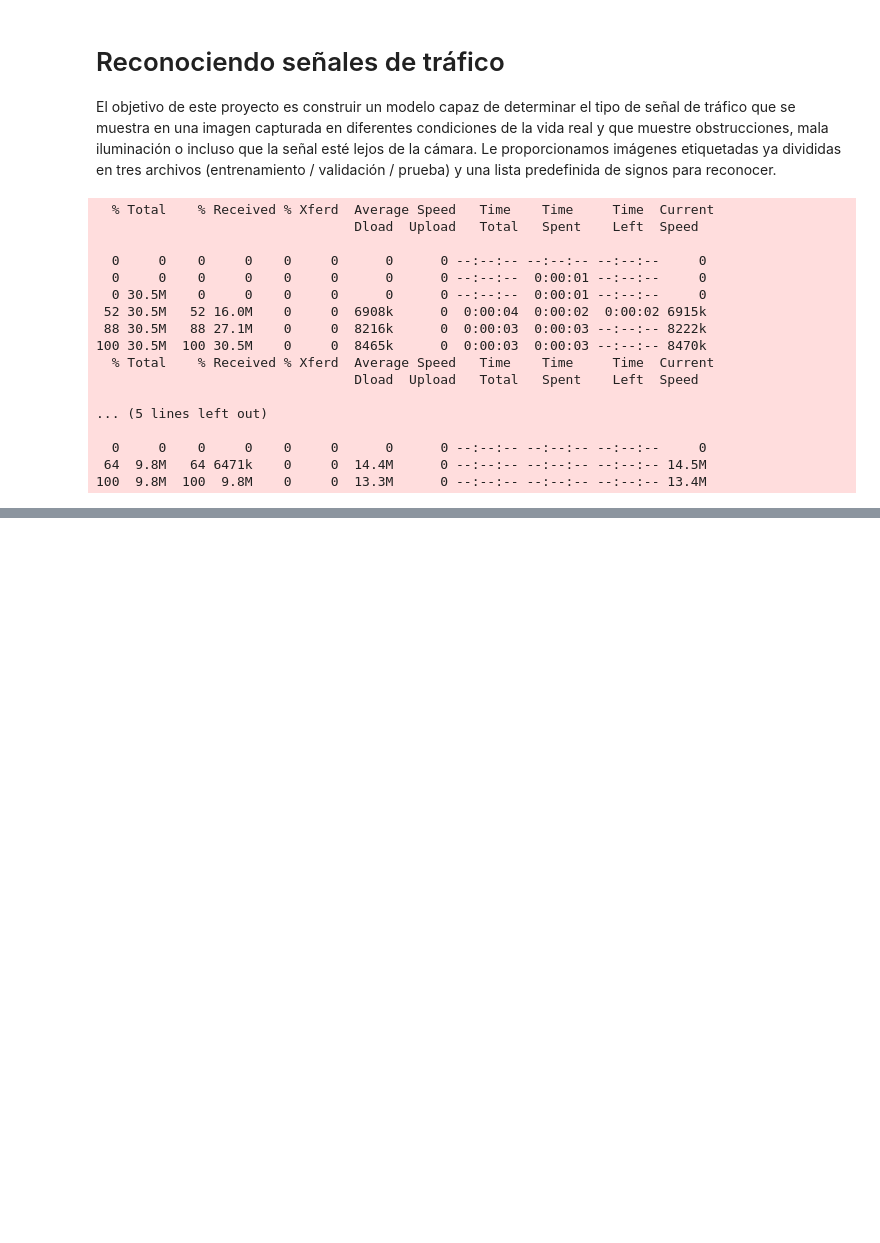
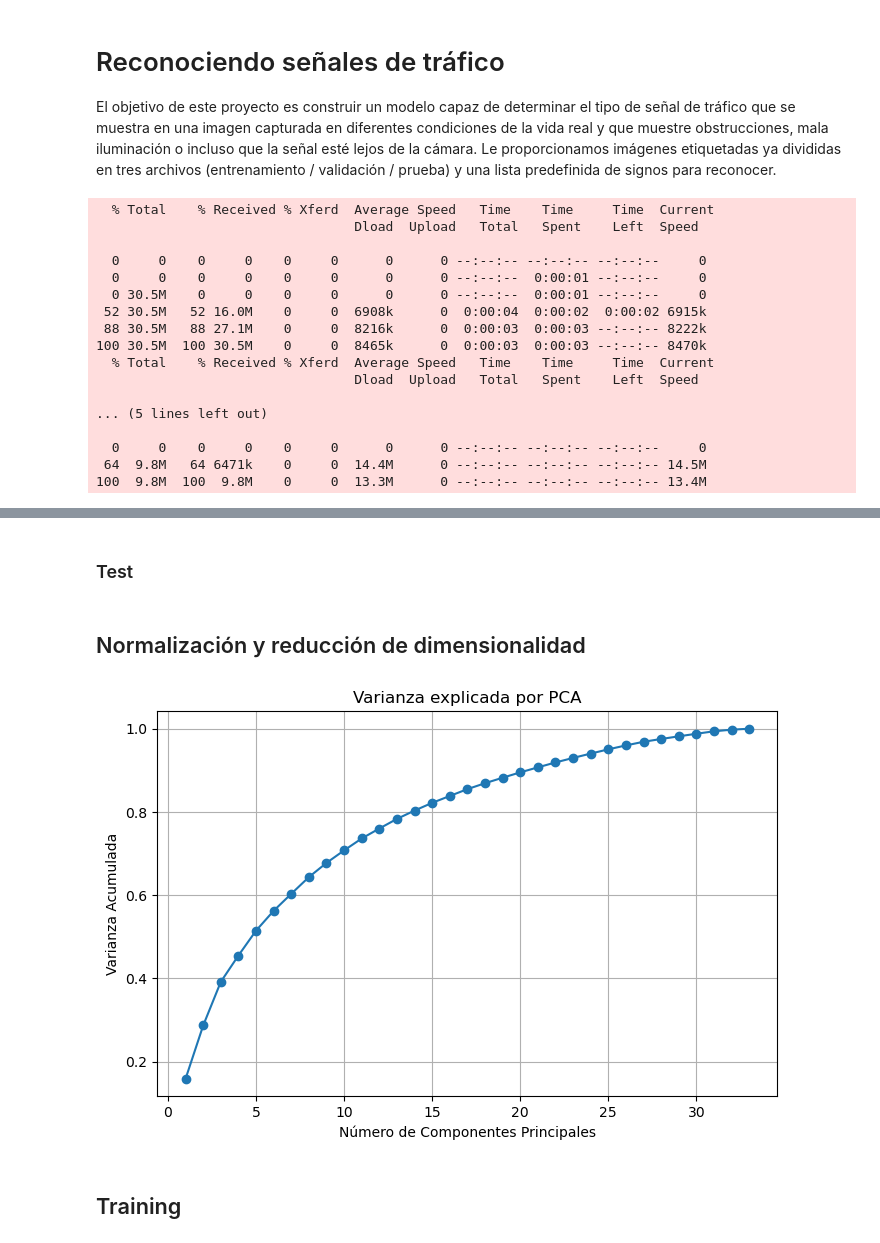
Before and after one commit to paezagustin/ML_2025, a Jupyter notebook: señales_transito.ipynb, the cells around one changed output, grey strips where cells are left out. Saved outputs shown, nothing was run; the diff lists cells and outputs as text; code cells hidden in the pictures; blank space fills up the shorter version.

```diff
--- a/señales_transito.ipynb
+++ b/señales_transito.ipynb
@@ -103,0 +121,15 @@ signimages
+# %%
+features_list = []
+labels_list = []
+for i in tqdm(range(len(signimages['features']))):
+    img = signimages['features'][i]
+    label = signimages['labels'][i]
+
+    features = extract_features_from_image(img)
+
+    features_list.append(features)
+    labels_list.append(label)
+
+# Creamos DataFrame con nombres de columnas
+df_features = pd.DataFrame(features_list)
+df_features['label'] = labels_list
@@ -103,0 +153,2 @@ signimages
+# %% [markdown]
+### Test
@@ -103,0 +170,31 @@ signimages
+# %% [markdown]
+## Normalización y reducción de dimensionalidad
+# %%
+from sklearn.decomposition import PCA
+from sklearn.preprocessing import StandardScaler
+
+X = df_features.drop(columns='label')
+y = df_features['label']
+
+scaler = StandardScaler()
+X_scaled = scaler.fit_transform(X)
+X_valid_scaled = scaler.transform(df_features_valid.drop(columns='label'))
+X_test_scaled = scaler.transform(df_features_test.drop(columns='label'))
+# %%
+# 3. Aplicar PCA
+pca = PCA(n_components=None)  # Podés elegir n_components=2 si querés solo 2 componentes
+X_pca = pca.fit_transform(X_scaled)
+
+# 4. Ver cuánta varianza explica cada componente
+import matplotlib.pyplot as plt
+
+plt.figure(figsize=(8, 5))
+plt.plot(range(1, len(pca.explained_variance_ratio_)+1),
+         pca.explained_variance_ratio_.cumsum(), marker='o')
+plt.xlabel('Número de Componentes Principales')
+plt.ylabel('Varianza Acumulada')
+plt.title('Varianza explicada por PCA')
+plt.grid(True)
+plt.show()
+# %% [output]
+[figure, added]
@@ -103,0 +209,2 @@ signimages
+# %% [markdown]
+## Training
```
Also changed, not shown: parts of 17 cells of this notebook.
